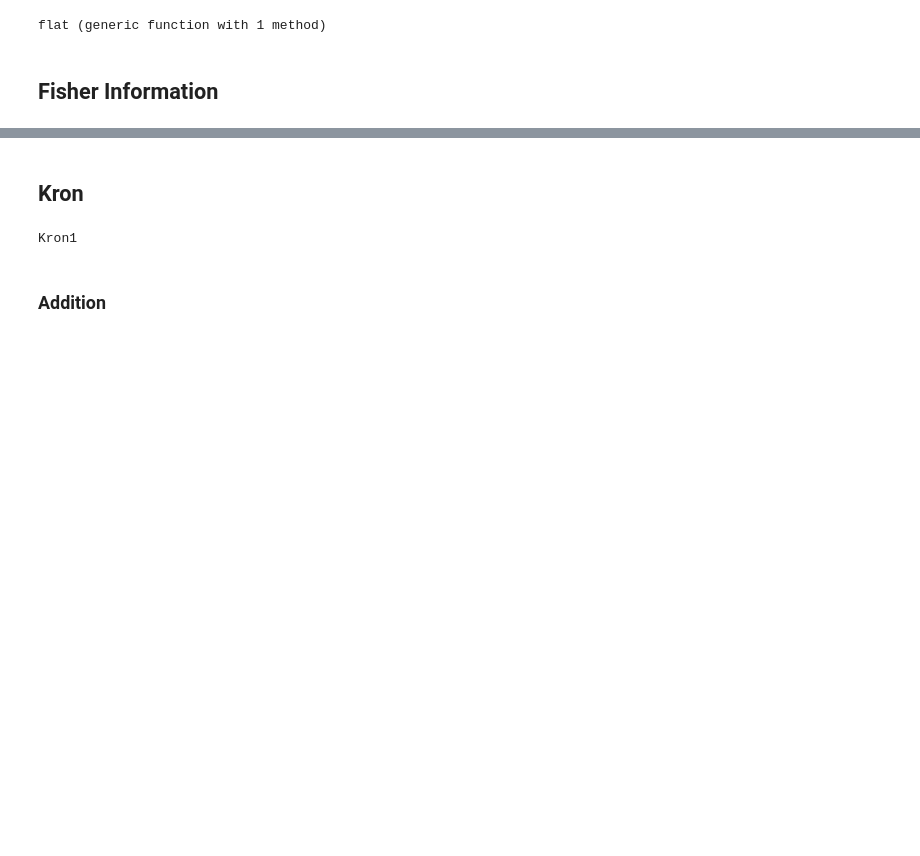
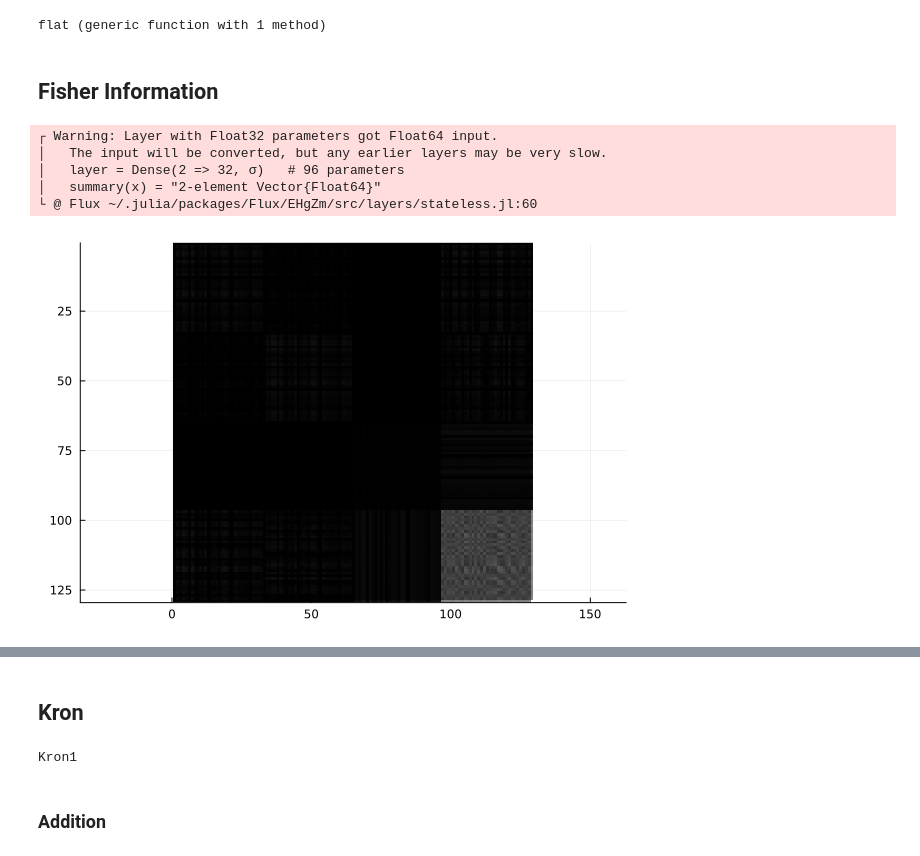
Before and after one commit to JuliaTrustworthyAI/LaplaceRedux.jl, a Jupyter notebook: dev/notebooks/KFAC/sb/Trial_KFAC-Severin.ipynb, the cells around one changed output, grey strips where cells are left out. Cells and saved outputs as stored; diff of their text form; code cells hidden in the pictures; blank space fills up the shorter version.

```diff
--- a/dev/notebooks/KFAC/sb/Trial_KFAC-Severin.ipynb
+++ b/dev/notebooks/KFAC/sb/Trial_KFAC-Severin.ipynb
@@ -419,8 +486,20 @@ for i in 1:length(y)
     g_w_y_1, = Flux.destructure(gradient(m -> Flux.Losses.logitbinarycrossentropy(m(xs[i]), 1), nn))
     g_w_y_0, = Flux.destructure(gradient(m -> Flux.Losses.logitbinarycrossentropy(m(xs[i]), 0), nn))
 
-    g_expd = p_1 .* g_w_y_1 + p_0 .* g_w_y_0
+    # WRONG
+    # g_expd = p_1 .* g_w_y_1 + p_0 .* g_w_y_0
 
-    F += g_expd * g_expd'
+    F += p_1 .* g_w_y_1 * g_w_y_1'
+    F += p_0 .* g_w_y_0 * g_w_y_0'
 end
+# %% [output]
+┌ Warning: Layer with Float32 parameters got Float64 input.
+│   The input will be converted, but any earlier layers may be very slow.
+│   layer = Dense(2 => 32, σ)   # 96 parameters
+│   summary(x) = "2-element Vector{Float64}"
+└ @ Flux ~/.julia/packages/Flux/EHgZm/src/layers/stateless.jl:60
+# %%
+grayplot(F)
+# %% [output]
+[figure, added]
 # %%
```
Also changed, not shown: parts of 39 cells of this notebook.
